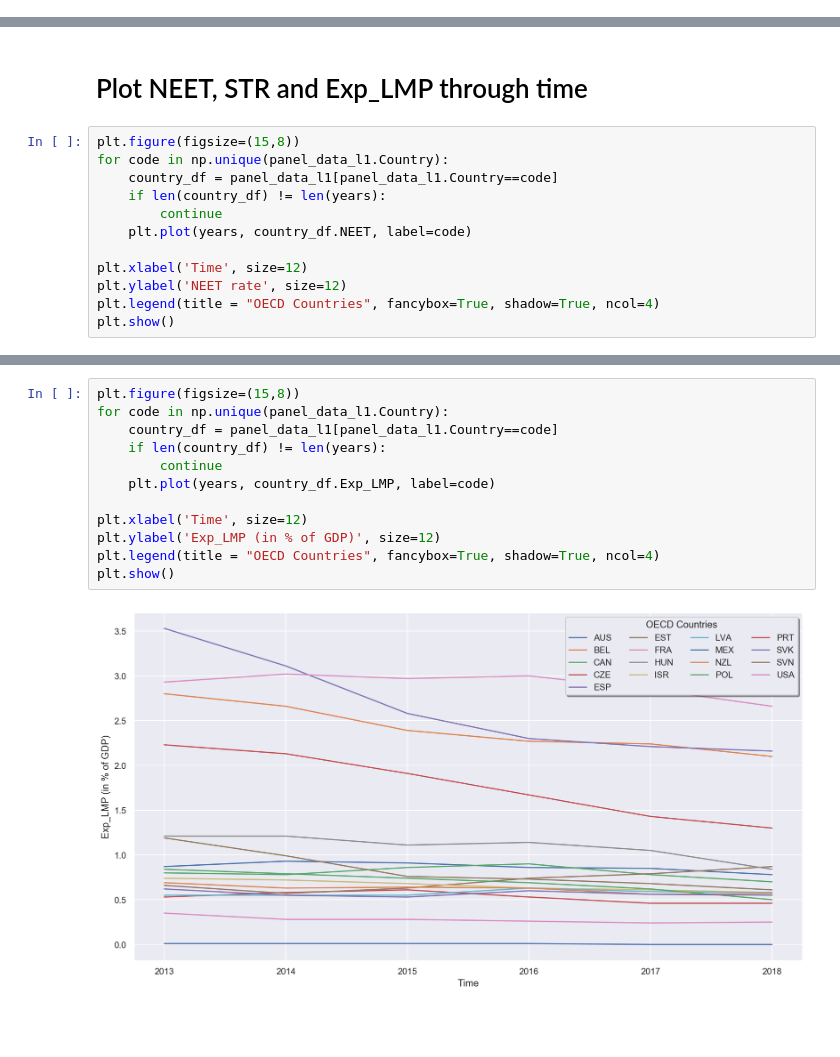
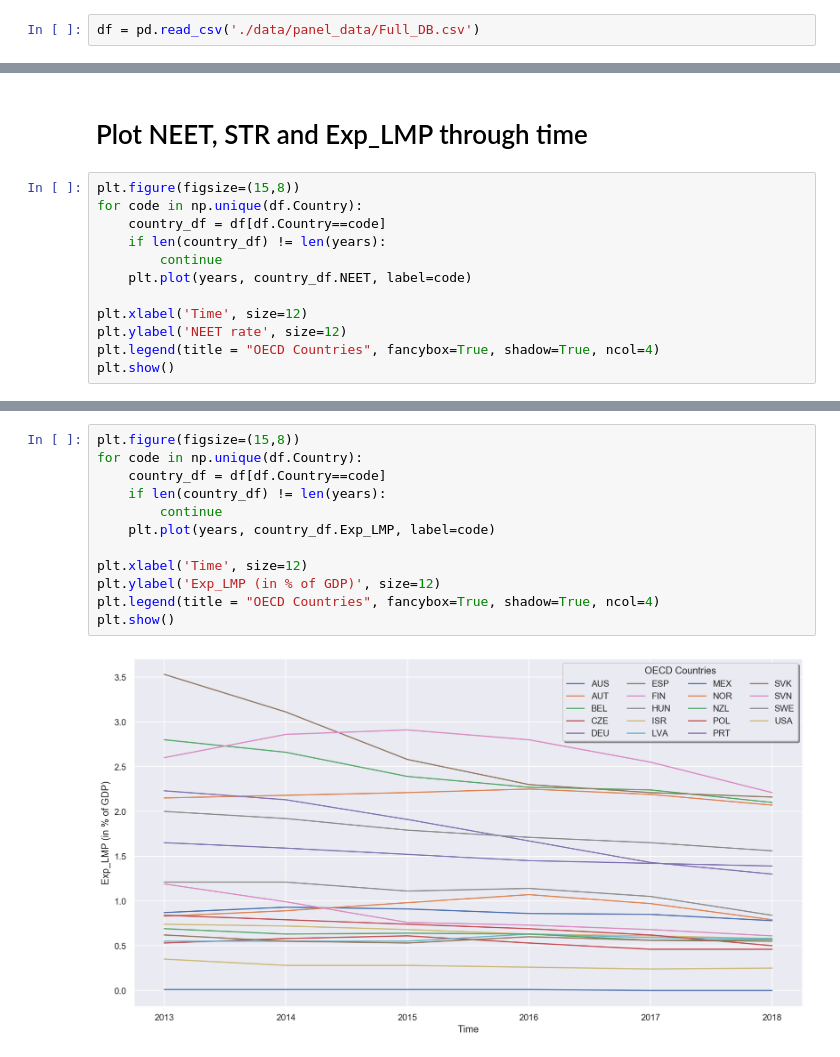
Before and after one commit to Victor-Manach/MODS206, a Jupyter notebook: descriptive_analysis.ipynb, the cells around one changed output, grey strips where cells are left out. Drawn from its saved outputs; the diff is of its cells as text; blank space fills up the shorter version.

```diff
--- a/descriptive_analysis.ipynb
+++ b/descriptive_analysis.ipynb
@@ -15,3 +9,5 @@ df_labour_features = pd.read_csv('./data/panel_data/labour_market.csv')
+# %%
+df = pd.read_csv('./data/panel_data/Full_DB.csv')
 # %%
 oecd_countries = {'AUS': 'Australia', 'AUT': 'Austria', 'BEL': 'Belgium', 'CAN': 'Canada', 'CHL': 'Chile', 'COL': 'Colombia', 'CZE': 'Czech Republic', 'DNK': 'Denmark', 'EST': 'Estonia', 'FIN': 'Finland', 'FRA': 'France', 'DEU': 'Germany', 'GRC': 'Greece', 'HUN': 'Hungary', 'ISL': 'Iceland', 'IRL': 'Ireland', 'ISR': 'Israel', 'ITA': 'Italy', 'JPN': 'Japan', 'KOR': 'Korea', 'LVA': 'Latvia', 'LTU': 'Lithuania', 'LUX': 'Luxembourg', 'MEX': 'Mexico', 'NLD': 'Netherlands', 'NZL': 'New Zealand', 'NOR': 'Norway', 'POL': 'Poland', 'PRT': 'Portugal', 'SVK': 'Slovakia', 'SVN': 'Slovenia', 'ESP': 'Spain', 'SWE': 'Sweden', 'CHE': 'Switzerland', 'TUR': 'Turkey', 'GBR': 'United Kingdom', 'USA': 'United States'}
 code_countries = [code for code in oecd_countries.keys()]
@@ -66,8 +16,8 @@ panel_data_l1
 # Plot NEET, STR and Exp_LMP through time
 # %%
 plt.figure(figsize=(15,8))
-for code in np.unique(panel_data_l1.Country):
-    country_df = panel_data_l1[panel_data_l1.Country==code]
+for code in np.unique(df.Country):
+    country_df = df[df.Country==code]
     if len(country_df) != len(years):
         continue
     plt.plot(years, country_df.NEET, label=code)
@@ -81,16 +31,16 @@ plt.show()
 # %%
 plt.figure(figsize=(15,8))
-for code in np.unique(panel_data_l1.Country):
-    country_df = panel_data_l1[panel_data_l1.Country==code]
+for code in np.unique(df.Country):
+    country_df = df[df.Country==code]
     if len(country_df) != len(years):
         continue
     plt.plot(years, country_df.Exp_LMP, label=code)
 
 plt.xlabel('Time', size=12)
 plt.ylabel('Exp_LMP (in % of GDP)', size=12)
 plt.legend(title = "OECD Countries", fancybox=True, shadow=True, ncol=4)
 plt.show()
 # %% [output]
-[figure, old version]
+[figure, new version]
 # %%
 plt.figure(figsize=(15,8))
```
Also changed, not shown: parts of 27 cells of this notebook, 3 other files.
